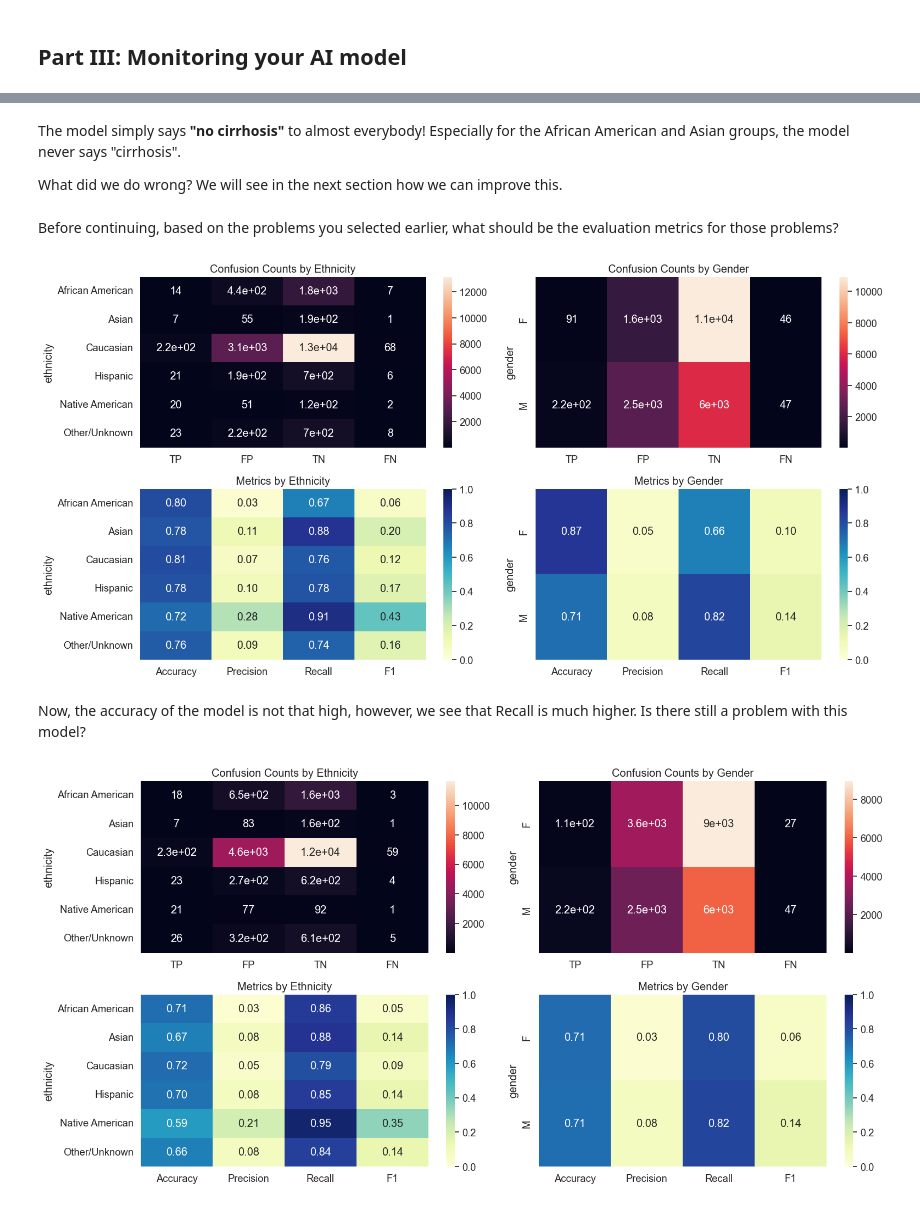
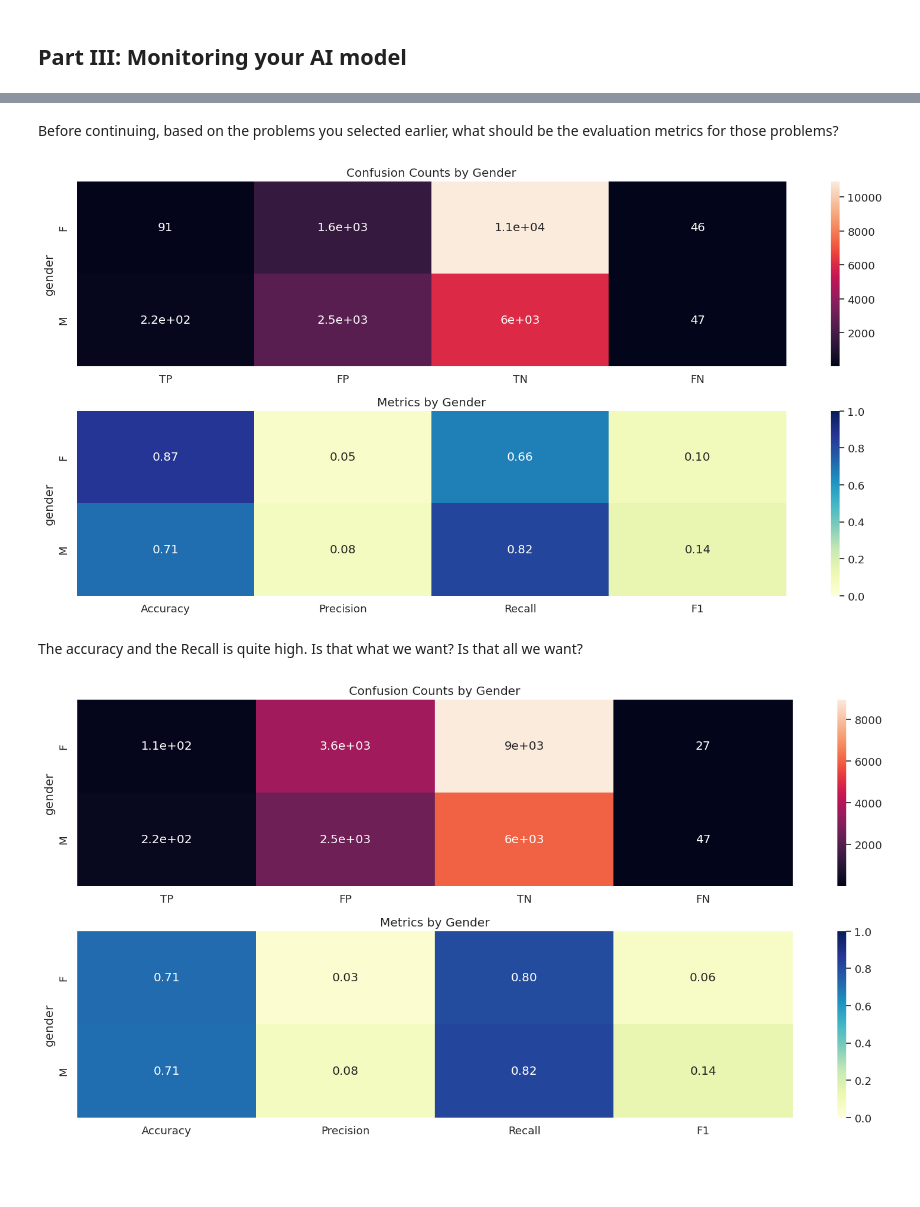
Before and after one commit to donlaporntr/TSCCM_Bias_In_AI_Workshop, a Jupyter notebook: AI_Fairness_in_Medicine.ipynb, the cells around one changed output, grey strips where cells are left out. Drawn from its saved outputs; the diff is of its cells as text; code cells hidden in the pictures; blank space fills up the shorter version.

Commit message:
refine plots and questions

```diff
--- a/AI_Fairness_in_Medicine.ipynb
+++ b/AI_Fairness_in_Medicine.ipynb
@@ -309,13 +178,0 @@ long_df = pd.melt(
-# %%
-_ = sns.displot(
-    data=long_df,
-    x="value",
-    hue="cirrhosis",
-    col="feature",
-    stat="density",
-    common_norm=False,
-    common_bins=False,
-    facet_kws={"sharex": False, "sharey": False},
-    aspect=3,
-    col_wrap=2,
-)
@@ -341,16 +223 @@ GROUPS = ["patient_id", "gender", "age", "ethnicity"]
 TARGET = "cirrhosis"
-# %%
-def evaluate(model, X_test, y_test, group_test):
-    y_pred = model.predict(X_test)
-
-    result_df = pd.DataFrame({
-        "ground_truth": y_test,
-        "prediction": y_pred,
-    })
-    result_df["TP"] = (result_df["ground_truth"] == 1) & (result_df["prediction"] == 1)
-    result_df["TN"] = (result_df["ground_truth"] == 0) & (result_df["prediction"] == 0)
-    result_df["FP"] = (result_df["ground_truth"] == 0) & (result_df["prediction"] == 1)
-    result_df["FN"] = (result_df["ground_truth"] == 1) & (result_df["prediction"] == 0)
-
-    result_df = pd.concat([result_df, group_test], axis=1)
-    return result_df
@@ -420,10 +248,9 @@ def train_and_evaluate(
     numerical_features: list[str],
     categorical_features: list[str],
     target: str,
-    groups: list[str],
+    groups: list[str] = ["gender", "age", "ethnicity"],
     everyone_as_male: bool = False,
     mitigate_gender_bias: bool = False,
-    balance: bool = False
 ):
 
     df = df.dropna(subset=[target]).copy()
@@ -438,16 +265,10 @@ def train_and_evaluate(
     )
 
     if mitigate_gender_bias:
-        df_temp = Xy_combine(X_train, y_train)
-        df_temp = make_gender_balance(df_temp, 0.5, 0.5)
-        y_train = df_temp.cirrhosis.copy()
-        X_train = df_temp.drop(columns=["cirrhosis"])
+        X_train, y_train = run_mitigate_gender_bias(X_train, y_train)
 
-    if balance:
-        X_train, y_train = make_balance(X_train, y_train)
-
+    X_train, y_train = make_balance(X_train, y_train)
     model = train(X_train, y_train, numerical_features, categorical_features)
-
     features = categorical_features + numerical_features
 
     if everyone_as_male and "gender" in features:
@@ -550,35 +322,24 @@ plot_result_df(result_df)
-# %% [markdown]
-The model simply says __"no cirrhosis"__ to almost everybody! Especially for the African American
-and Asian groups, the model never says "cirrhosis".
-
-What did we do wrong? We will see in the next section how we can improve this.
 # %% [markdown]
-Before continuing, based on the problems you selected earlier, what should be the evaluation metrics
-for those problems?
+Before continuing, based on the problems you selected earlier, what should be the evaluation metrics for those problems?
 # %%
 result_df = train_and_evaluate(df=df,
                                numerical_features=NUM_FEATURES,
                                categorical_features=["gender"],
                                target=TARGET,
-                               groups=GROUPS,
-                               balance=True,
                               )
-plot_result_df(result_df)
+plot_model_result(result_df)
 # %% [output]
-[figure, old version]
+[figure, new version]
 # %% [markdown]
-Now, the accuracy of the model is not that high, however, we see that Recall is much higher. Is there
-still a problem with this model?
+The accuracy and the Recall is quite high. Is that what we want? Is that all we want?
 # %%
 result_df = train_and_evaluate(df=df,
                                numerical_features=NUM_FEATURES,
                                categorical_features=["gender"],
                                target=TARGET,
-                               groups=GROUPS,
-                               balance=True,
                                everyone_as_male=True
                                )
-plot_result_df(result_df)
+plot_model_result(result_df)
 # %% [output]
-[figure, old version]
+[figure, new version]
 # %% [markdown]
```
Also changed, not shown: parts of 33 cells of this notebook, 3 other files.
